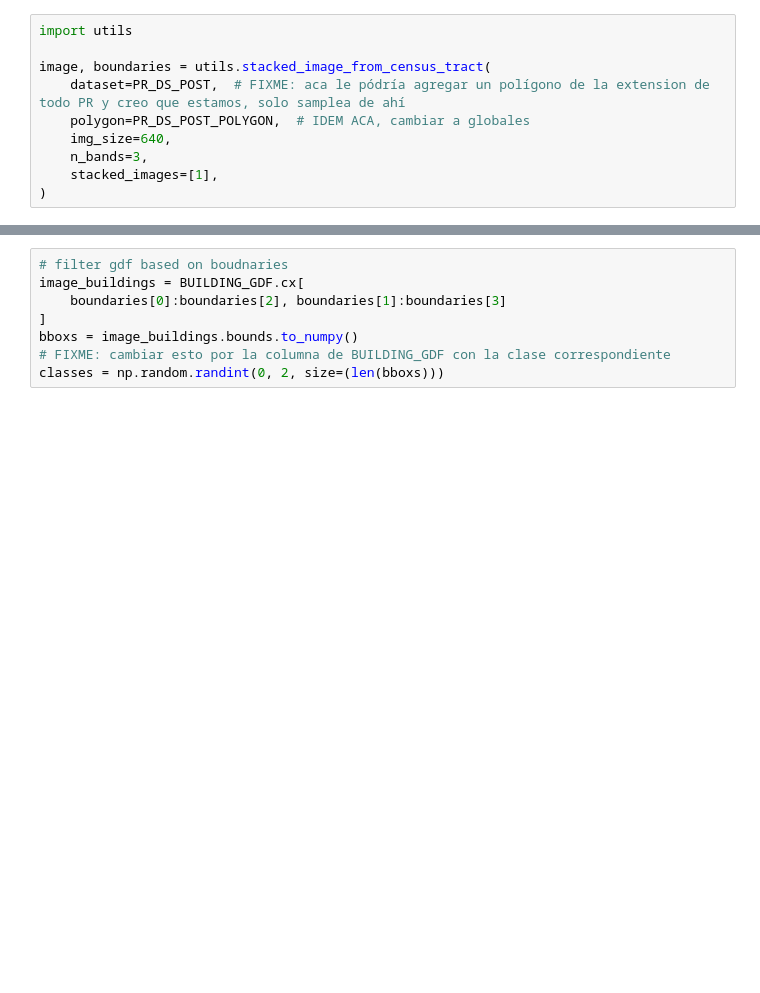
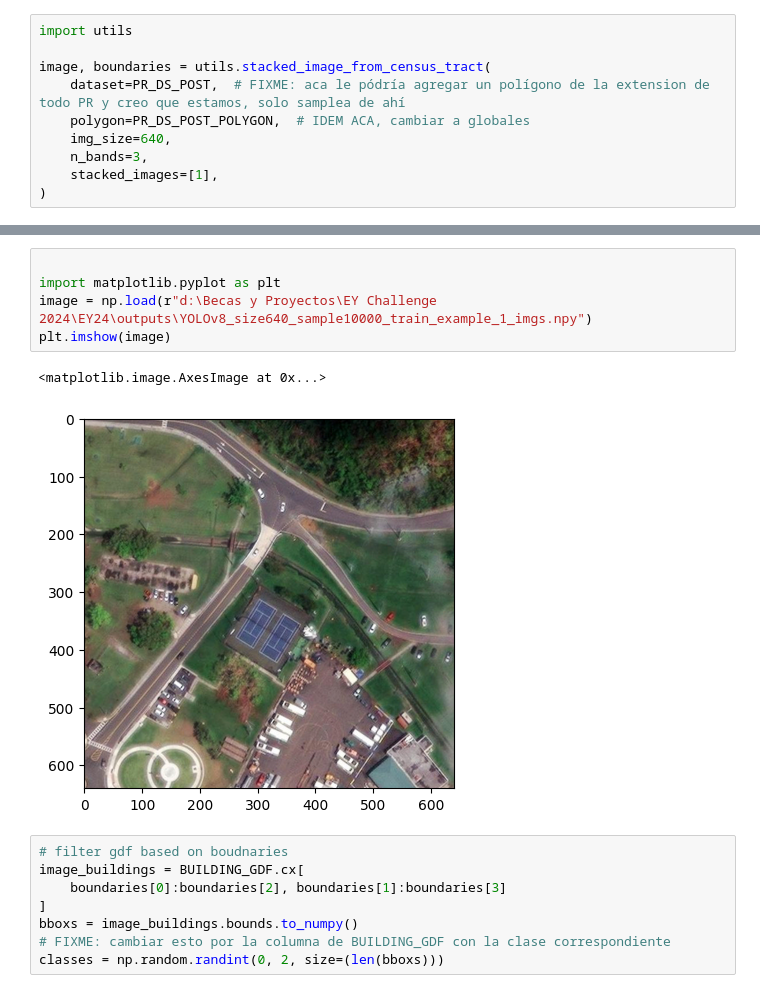
Before and after one commit to EY-competition-2024/EY24, a Jupyter notebook: scripts/debug.ipynb, the cells around one changed output, grey strips where cells are left out. Saved outputs shown, nothing was run; the diff lists cells and outputs as text; blank space fills up the shorter version.

```diff
--- a/scripts/debug.ipynb
+++ b/scripts/debug.ipynb
@@ -58,3 +117,11 @@ image = np.load(r"d:\Becas y Proyectos\EY Challenge 2024\EY24\outputs\YOLOv8_siz
+# %%
+
+import matplotlib.pyplot as plt
+image = np.load(r"d:\Becas y Proyectos\EY Challenge 2024\EY24\outputs\YOLOv8_size640_sample10000_train_example_1_imgs.npy")
+plt.imshow(image)
+# %% [output]
+<matplotlib.image.AxesImage at 0x...>
+[figure, added]
 # %%
 # filter gdf based on boudnaries
 image_buildings = BUILDING_GDF.cx[
```
Also changed, not shown: parts of 5 cells of this notebook, 3 other files.
